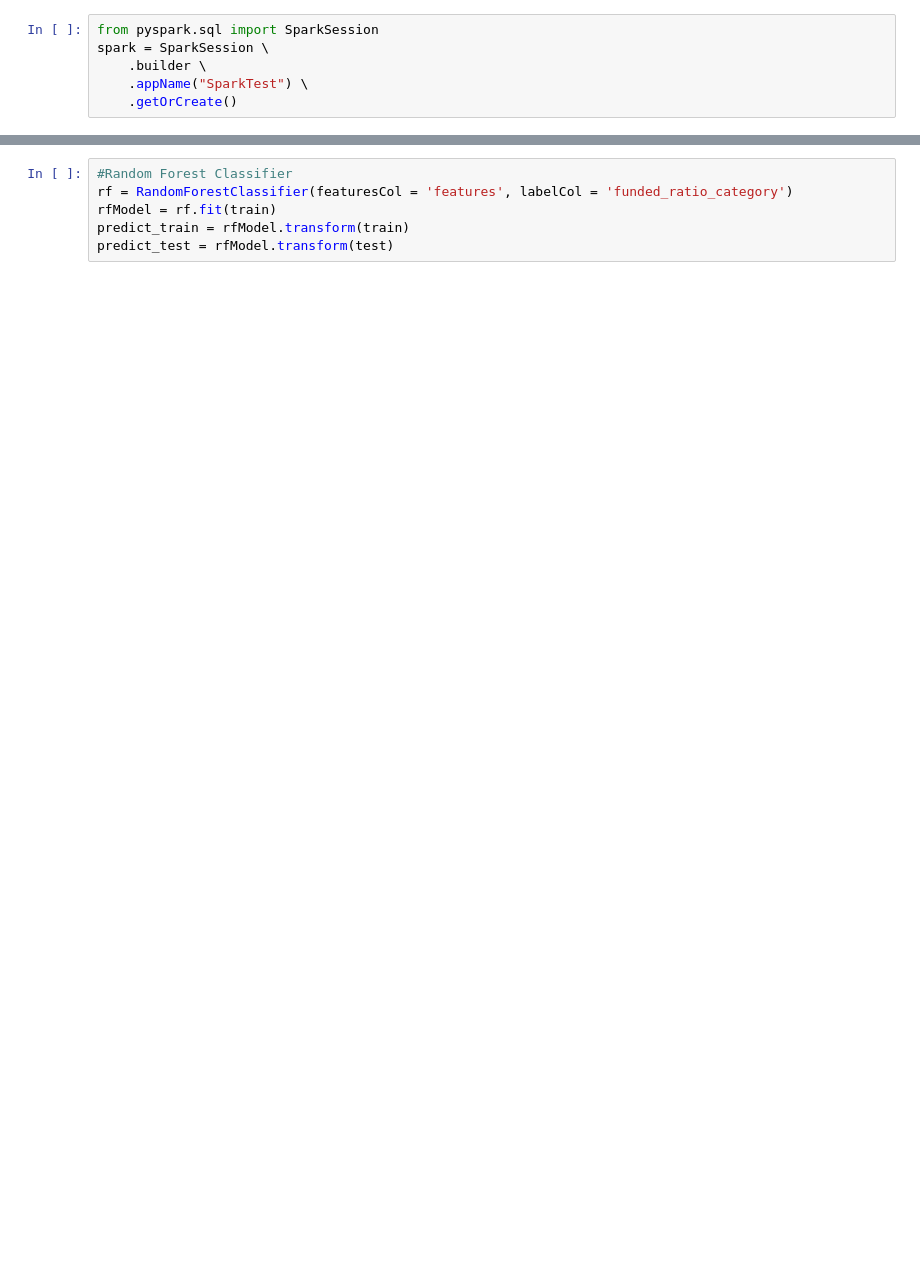
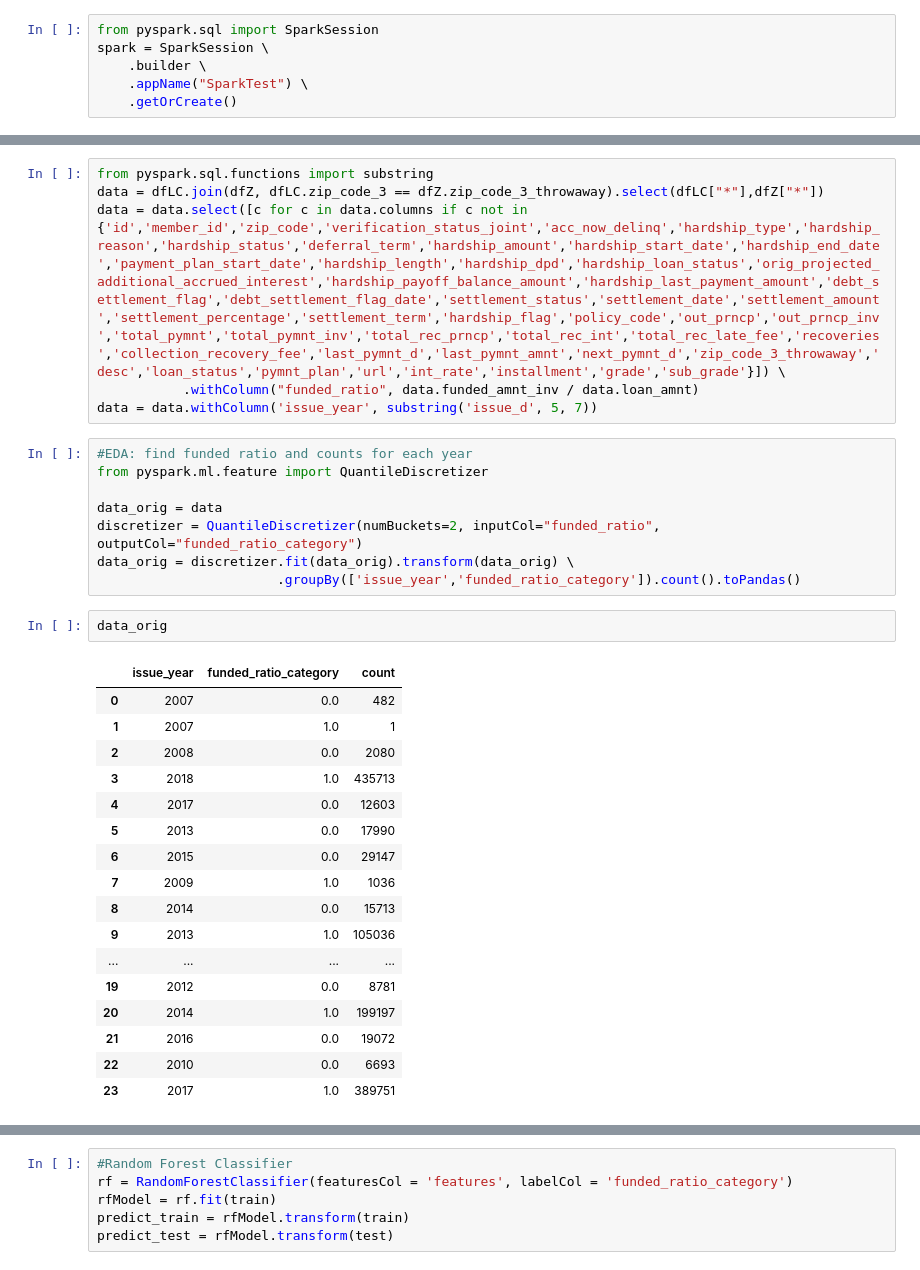
Before and after one commit to bushnej/bdcp, a Jupyter notebook: BDCP_Spring2019.ipynb, the cells around one changed output, grey strips where cells are left out. Cells and saved outputs as stored; diff of their text form; blank space fills up the shorter version.

```diff
--- a/BDCP_Spring2019.ipynb
+++ b/BDCP_Spring2019.ipynb
@@ -728,0 +22,34 @@ Test Dataset Count: 616179
+# %%
+from pyspark.sql.functions import substring
+data = dfLC.join(dfZ, dfLC.zip_code_3 == dfZ.zip_code_3_throwaway).select(dfLC["*"],dfZ["*"])
+data = data.select([c for c in data.columns if c not in {'id','member_id','zip_code','verification_status_joint','acc_now_delinq','hardship_type','hardship_reason','hardship_status','deferral_term','hardship_amount','hardship_start_date','hardship_end_date','payment_plan_start_date','hardship_length','hardship_dpd','hardship_loan_status','orig_projected_additional_accrued_interest','hardship_payoff_balance_amount','hardship_last_payment_amount','debt_settlement_flag','debt_settlement_flag_date','settlement_status','settlement_date','settlement_amount','settlement_percentage','settlement_term','hardship_flag','policy_code','out_prncp','out_prncp_inv','total_pymnt','total_pymnt_inv','total_rec_prncp','total_rec_int','total_rec_late_fee','recoveries','collection_recovery_fee','last_pymnt_d','last_pymnt_amnt','next_pymnt_d','zip_code_3_throwaway','desc','loan_status','pymnt_plan','url','int_rate','installment','grade','sub_grade'}]) \
+           .withColumn("funded_ratio", data.funded_amnt_inv / data.loan_amnt)
+data = data.withColumn('issue_year', substring('issue_d', 5, 7))
+# %%
+#EDA: find funded ratio and counts for each year
+from pyspark.ml.feature import QuantileDiscretizer
+
+data_orig = data
+discretizer = QuantileDiscretizer(numBuckets=2, inputCol="funded_ratio", outputCol="funded_ratio_category")
+data_orig = discretizer.fit(data_orig).transform(data_orig) \
+                       .groupBy(['issue_year','funded_ratio_category']).count().toPandas()
+# %%
+data_orig
+# %% [output]
+|  | issue_year | funded_ratio_category | count |
+| 0 | 2007 | 0.0 | 482 |
+| 1 | 2007 | 1.0 | 1 |
+| 2 | 2008 | 0.0 | 2080 |
+| 3 | 2018 | 1.0 | 435713 |
+| 4 | 2017 | 0.0 | 12603 |
+| 5 | 2013 | 0.0 | 17990 |
+| 6 | 2015 | 0.0 | 29147 |
+| 7 | 2009 | 1.0 | 1036 |
+| 8 | 2014 | 0.0 | 15713 |
+| 9 | 2013 | 1.0 | 105036 |
+| ... | ... | ... | ... |
+| 19 | 2012 | 0.0 | 8781 |
+| 20 | 2014 | 1.0 | 199197 |
+| 21 | 2016 | 0.0 | 19072 |
+| 22 | 2010 | 0.0 | 6693 |
+| 23 | 2017 | 1.0 | 389751 |
```
Also changed, not shown: parts of 114 cells of this notebook.
